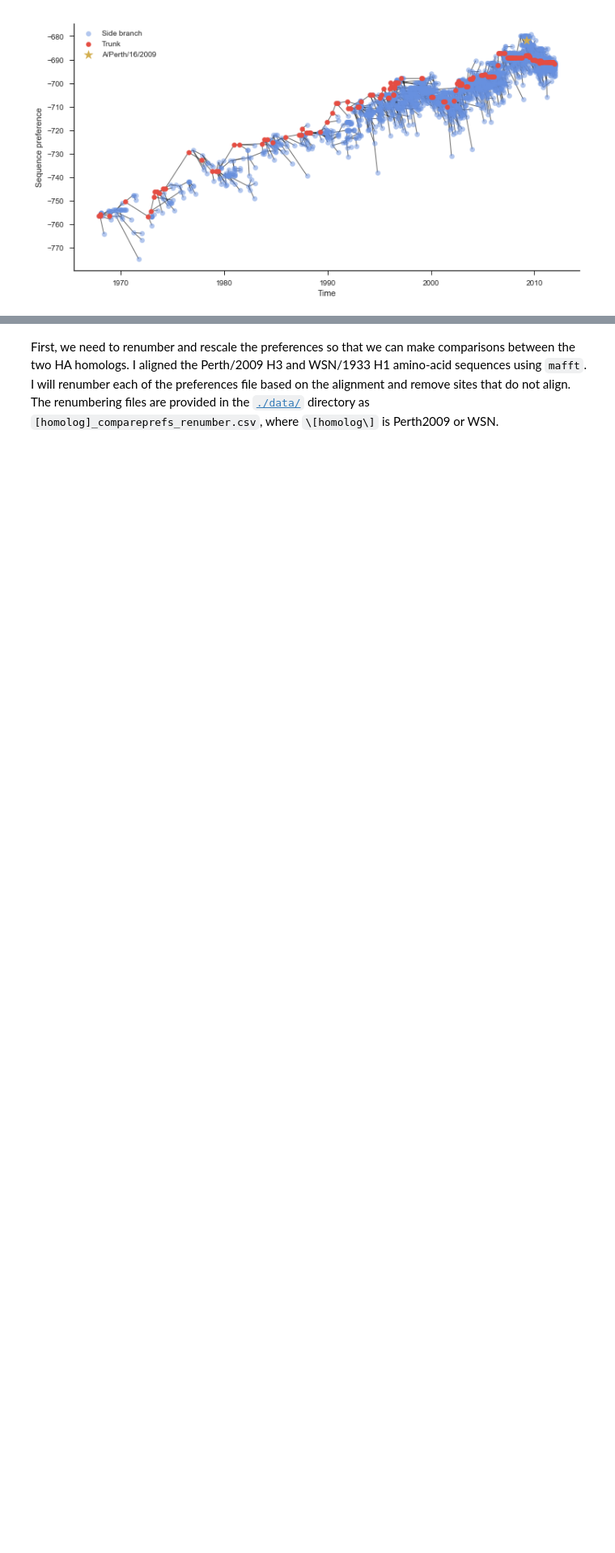
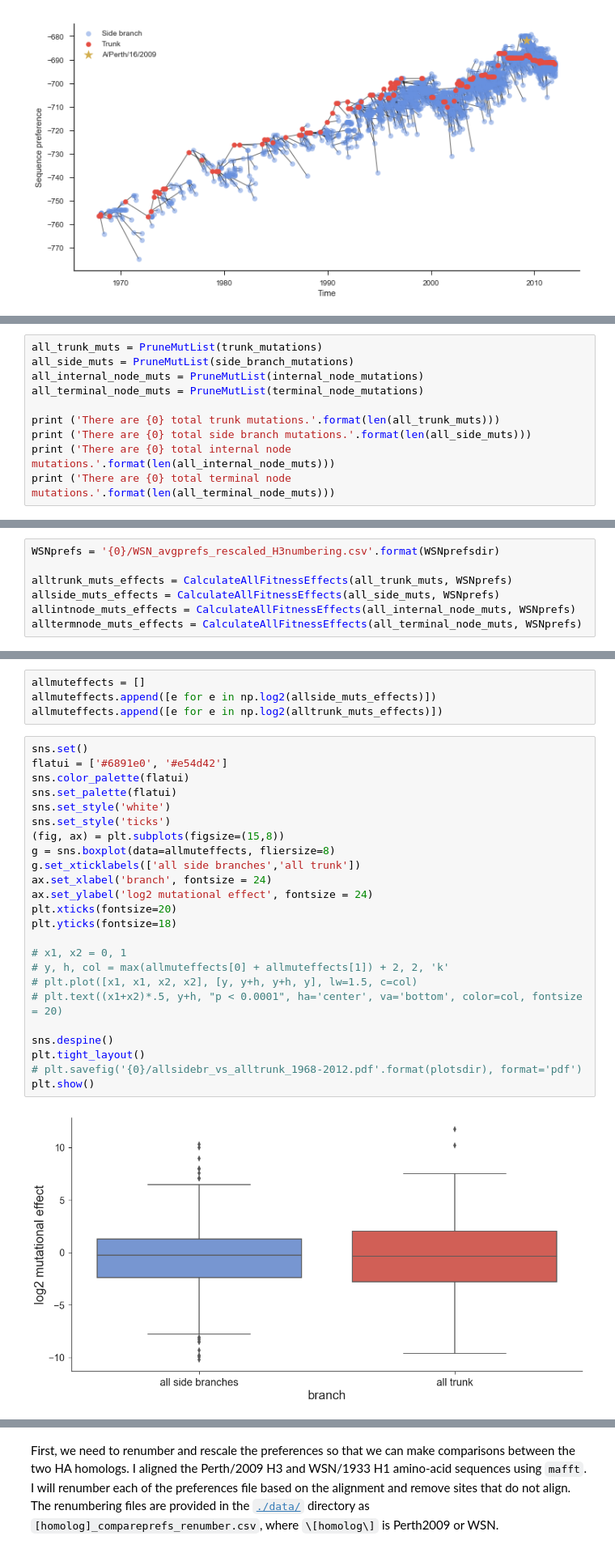
Before and after one commit to jbloomlab/Perth2009-DMS-Manuscript, a Jupyter notebook: analysis_code/Perth2009_DMS_analysis.ipynb, the cells around one changed output, grey strips where cells are left out. Shown at 81% size. Saved outputs shown, nothing was run; the diff lists cells and outputs as text; blank space fills up the shorter version.

Commit message:
Start looking at H1 tree mutational effects

```diff
--- a/analysis_code/Perth2009_DMS_analysis.ipynb
+++ b/analysis_code/Perth2009_DMS_analysis.ipynb
@@ -1478,0 +1817,10 @@ plt.show()
+# %%
+all_trunk_muts = PruneMutList(trunk_mutations)
+all_side_muts = PruneMutList(side_branch_mutations)
+all_internal_node_muts = PruneMutList(internal_node_mutations)
+all_terminal_node_muts = PruneMutList(terminal_node_mutations)
+
+print ('There are {0} total trunk mutations.'.format(len(all_trunk_muts)))
+print ('There are {0} total side branch mutations.'.format(len(all_side_muts)))
+print ('There are {0} total internal node mutations.'.format(len(all_internal_node_muts)))
+print ('There are {0} total terminal node mutations.'.format(len(all_terminal_node_muts)))
@@ -1478,0 +1832,7 @@ plt.show()
+# %%
+WSNprefs = '{0}/WSN_avgprefs_rescaled_H3numbering.csv'.format(WSNprefsdir)
+
+alltrunk_muts_effects = CalculateAllFitnessEffects(all_trunk_muts, WSNprefs)
+allside_muts_effects = CalculateAllFitnessEffects(all_side_muts, WSNprefs)
+allintnode_muts_effects = CalculateAllFitnessEffects(all_internal_node_muts, WSNprefs)
+alltermnode_muts_effects = CalculateAllFitnessEffects(all_terminal_node_muts, WSNprefs)
@@ -1478,0 +1864,30 @@ plt.show()
+# %%
+allmuteffects = []
+allmuteffects.append([e for e in np.log2(allside_muts_effects)])
+allmuteffects.append([e for e in np.log2(alltrunk_muts_effects)])
+# %%
+sns.set()
+flatui = ['#6891e0', '#e54d42']
+sns.color_palette(flatui)
+sns.set_palette(flatui)
+sns.set_style('white')
+sns.set_style('ticks')
+(fig, ax) = plt.subplots(figsize=(15,8))
+g = sns.boxplot(data=allmuteffects, fliersize=8)
+g.set_xticklabels(['all side branches','all trunk'])
+ax.set_xlabel('branch', fontsize = 24)
+ax.set_ylabel('log2 mutational effect', fontsize = 24)
+plt.xticks(fontsize=20)
+plt.yticks(fontsize=18)
+
+# x1, x2 = 0, 1
+# y, h, col = max(allmuteffects[0] + allmuteffects[1]) + 2, 2, 'k'
+# plt.plot([x1, x1, x2, x2], [y, y+h, y+h, y], lw=1.5, c=col)
+# plt.text((x1+x2)*.5, y+h, "p < 0.0001", ha='center', va='bottom', color=col, fontsize = 20)
+
+sns.despine()
+plt.tight_layout()
+# plt.savefig('{0}/allsidebr_vs_alltrunk_1968-2012.pdf'.format(plotsdir), format='pdf')
+plt.show()
+# %% [output]
+[figure, added]
```
Also changed, not shown: parts of 55 cells of this notebook, 1 other file.
